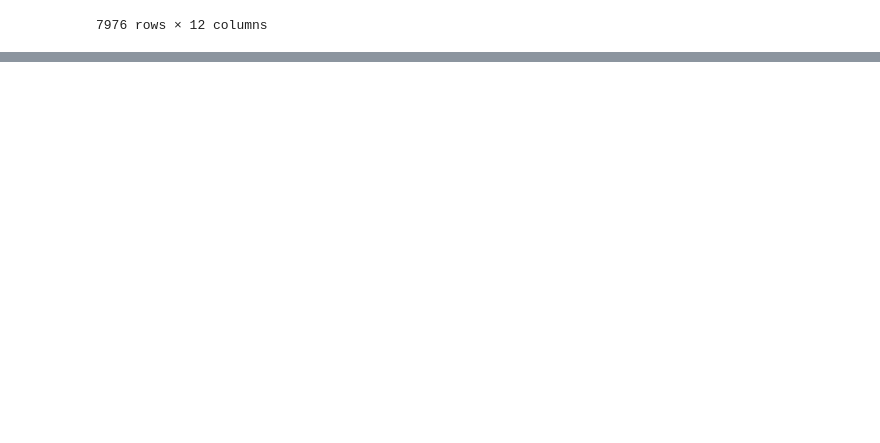
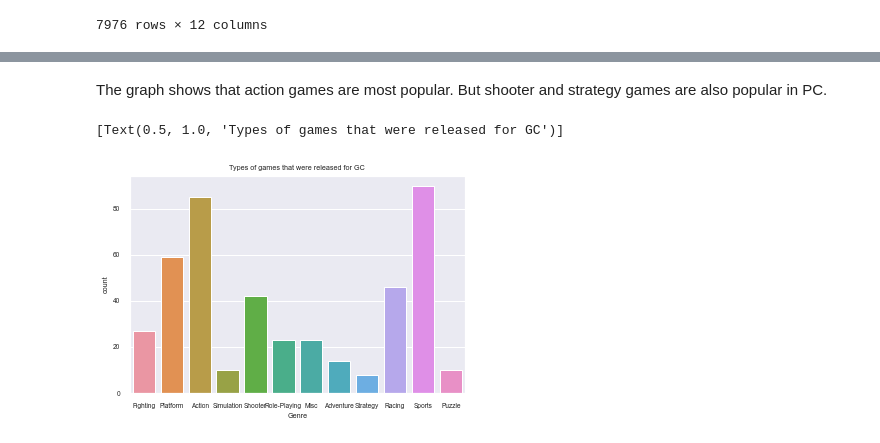
Before and after one commit to ubco-W2022T1-cosc301/project-group22, a Jupyter notebook: notebooks/analysis1.ipynb, the cells around one changed output, grey strips where cells are left out. Drawn from its saved outputs; the diff is of its cells as text; code cells hidden in the pictures; blank space fills up the shorter version.

```diff
--- a/notebooks/analysis1.ipynb
+++ b/notebooks/analysis1.ipynb
@@ -176,0 +246,9 @@ load_and_process("../data/raw/Video_Games.csv")
+# %% [markdown]
+The graph shows that action games are most popular. But shooter and strategy games are also popular in PC.
+# %%
+df2 = df.copy()
+df2 = df2[df2['Platform'] == "GC"]
+sns.countplot(x=df2["Genre"]).set(title="Types of games that were released for GC")
+# %% [output]
+[Text(0.5, 1.0, 'Types of games that were released for GC')]
+[figure, added]
```
Also changed, not shown: parts of 43 cells of this notebook.
